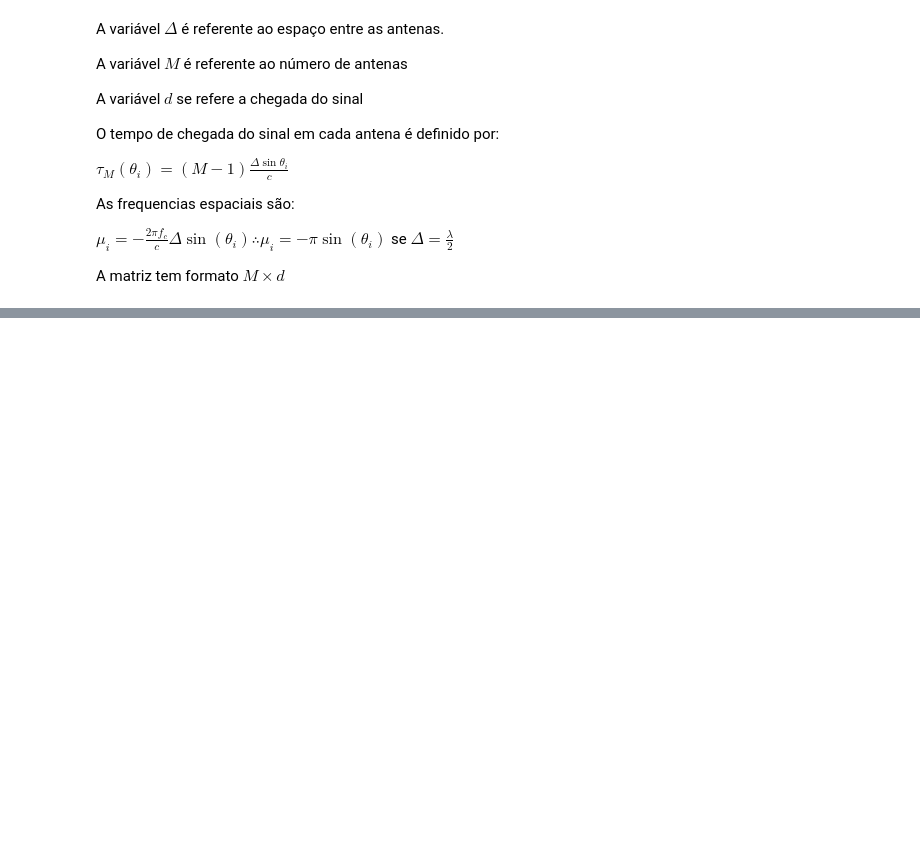
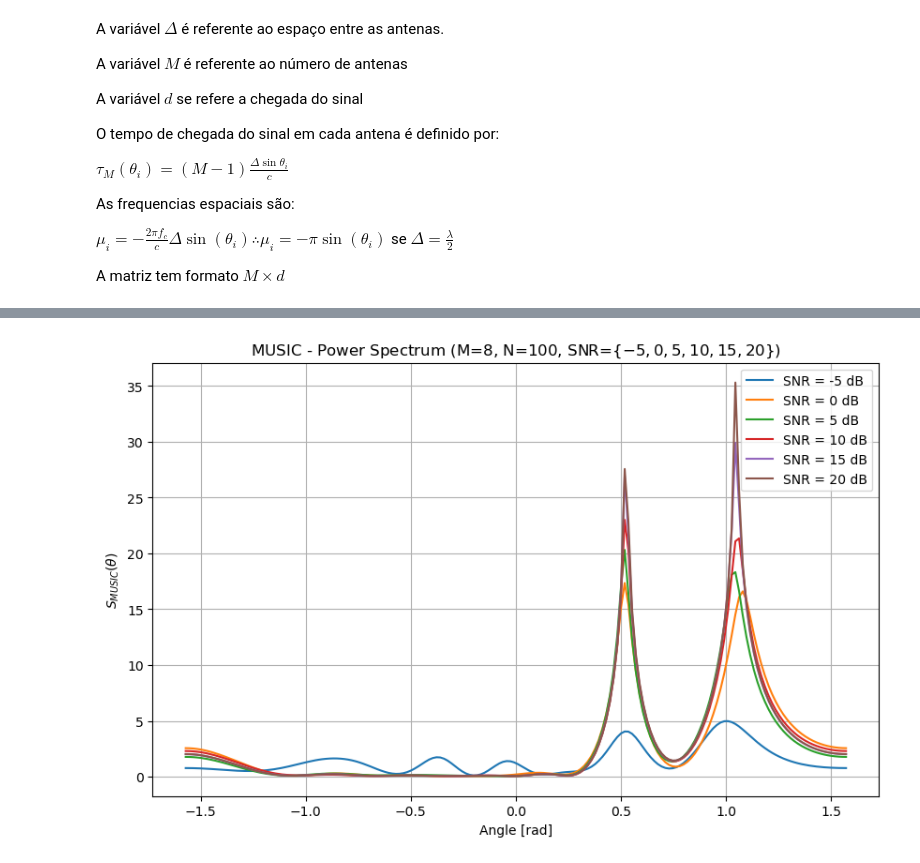
Before and after one commit to vitorfraga12/AICT-1, a Jupyter notebook: DoA Estimation.ipynb, the cells around one changed output, grey strips where cells are left out. Cells and saved outputs as stored; diff of their text form; code cells hidden in the pictures; blank space fills up the shorter version.

```diff
--- a/DoA Estimation.ipynb
+++ b/DoA Estimation.ipynb
@@ -127,0 +140,52 @@ plt.show()
+# %%
+snr_values = np.arange(-5, 21, 5) # Valores de SNR em dB
+
+plt.figure(figsize=(10,6))
+for snr in snr_values:
+    snr_lin = db2lin(snr)
+    standard_deviation = 1 / np.sqrt(snr_lin)
+
+    # Adicionando ruído ao sinal, fazendo do ruído um ruído branco gaussiano com desvio padrão
+    noise = np.random.normal(0, standard_deviation, (m_antennas, t_snapshot)) + 1j*np.random.normal(0, standard_deviation, (m_antennas, t_snapshot))
+
+    sinal_final = sinal_aula + noise
+    # Calculando a matriz de covariância
+    sinal_final_hermetiano = np.conj(sinal_final.T)
+    covariance_matrix_estimada = np.dot(sinal_final, sinal_final_hermetiano) / t_snapshot
+
+    # Obtendo os autovalores e autovetores da matriz de covariância
+    eigenvalues, eigenvec = np.linalg.eig(covariance_matrix_estimada)
+
+    # Ordenando os autovalores em ordem decrescente
+    eigenvalues_decres = eigenvalues.argsort()[::-1]
+
+    # Deixando os autovetores na ordem dos autovalores para que assim eles fiquem alinhados
+    eigenvec = eigenvec[:, eigenvalues_decres]
+
+    # Definindo o subespaço de ruído
+    noise_subspace = eigenvec[:, d_chegada:]
+
+    # Estimando o espectro de potência
+    angles = np.linspace(-np.pi/2, np.pi/2, 180)
+    p_spectrum = np.zeros(angles.shape)
+
+    # Calculando o espectro de potência
+    for index_angle, angle in enumerate(angles):
+        steering_vector = np.exp(1j * np.arange(m_antennas) * (-np.pi * np.sin(angle))) # Vetor de direção, que é o vetor de entrada da matriz A
+
+        numerator = np.abs(np.dot(np.conj(steering_vector.T), steering_vector))
+        denominator = np.abs(np.dot(np.conj(steering_vector.T), np.dot(noise_subspace, np.dot(np.conj(noise_subspace.T), steering_vector))))
+
+        p_spectrum[index_angle] = numerator / denominator if denominator != 0 else 0
+
+    plt.plot(angles, lin2db(p_spectrum), label=f'SNR = {snr} dB')
+
+plt.xlabel('Angle [rad]')
+plt.ylabel('$S_{MUSIC}(\\theta)$')
+plt.title('MUSIC - Power Spectrum (M=8, N=100, SNR=$\{-5, 0, 5, 10, 15, 20\}$)')
+plt.grid()
+plt.legend()
+plt.savefig('music.pdf')
+plt.show()
+# %% [output]
+[figure, added]
```
Also changed, not shown: parts of 6 cells of this notebook, 1 other file.
